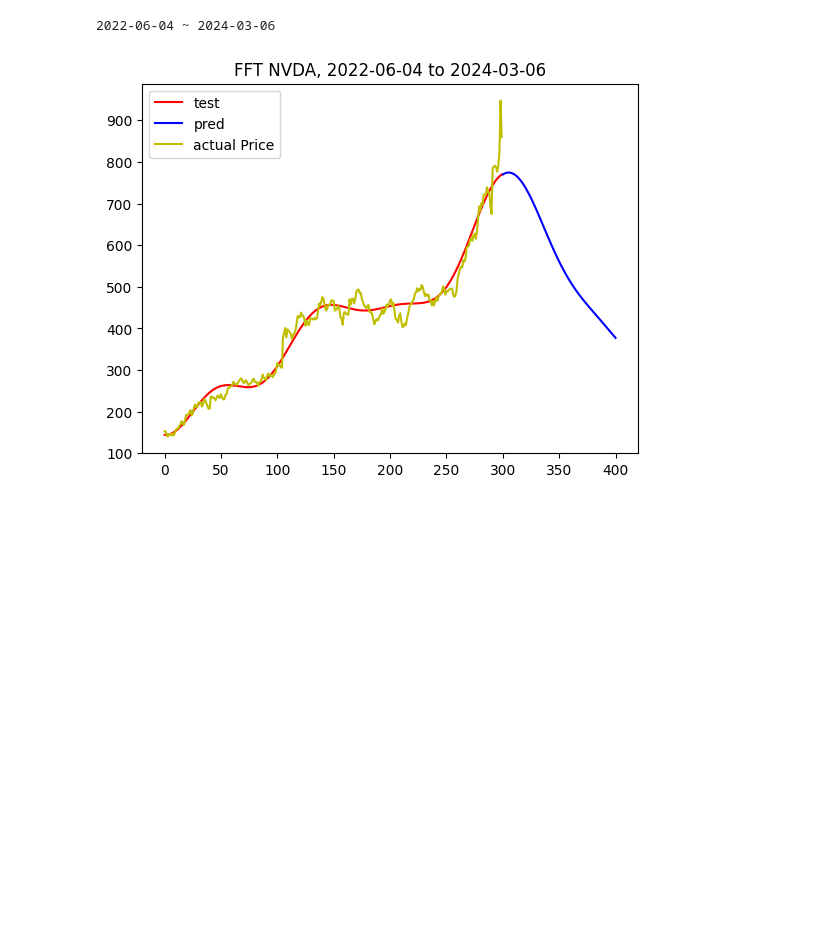
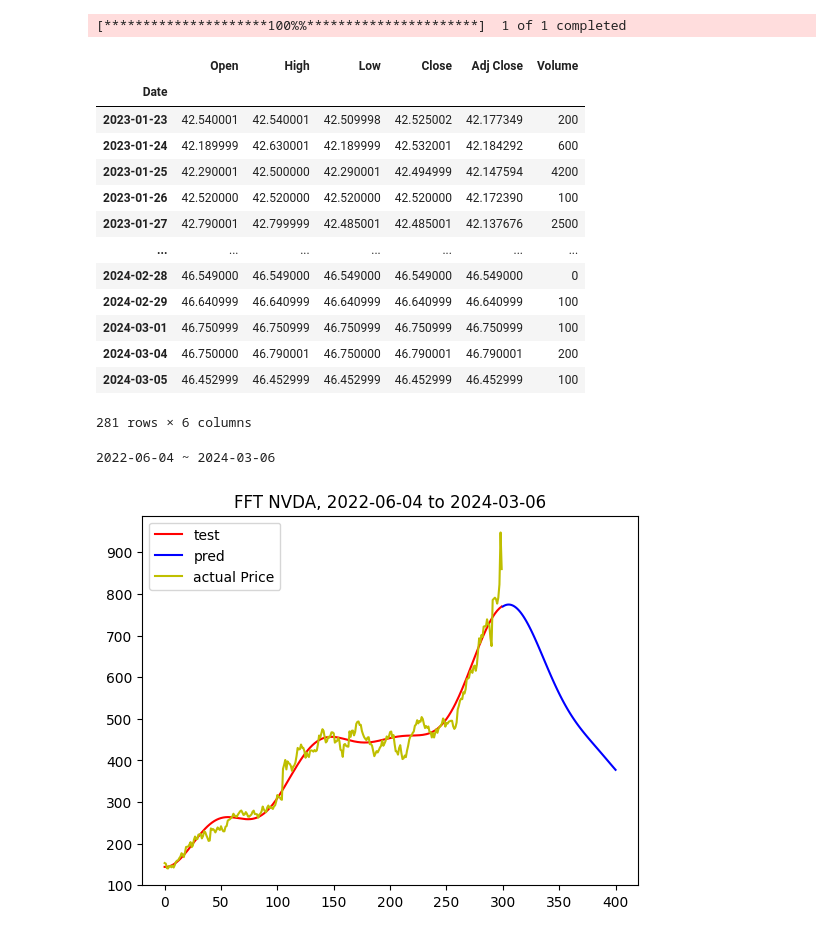
Before and after one commit to tsungyou/CDP_ZacksRank_TW1000, a Jupyter notebook: Backtest/FFT_trigFit.ipynb, the cells around one changed output. Drawn from its saved outputs; the diff is of its cells as text; code cells hidden in the pictures; blank space fills up the shorter version.

```diff
--- a/Backtest/FFT_trigFit.ipynb
+++ b/Backtest/FFT_trigFit.ipynb
@@ -245,3 +230,22 @@ GS 106% with 4 buy orders and 0 sell orders
+# %%
+a = yf.download("GDEF")
+a
+# %% [output]
+[*********************100%%**********************]  1 of 1 completed
+|  | Open | High | Low | Close | Adj Close | Volume |
+| Date |  |  |  |  |  |  |
+| 2023-01-23 | 42.540001 | 42.540001 | 42.509998 | 42.525002 | 42.177349 | 200 |
+| 2023-01-24 | 42.189999 | 42.630001 | 42.189999 | 42.532001 | 42.184292 | 600 |
+| 2023-01-25 | 42.290001 | 42.500000 | 42.290001 | 42.494999 | 42.147594 | 4200 |
+| 2023-01-26 | 42.520000 | 42.520000 | 42.520000 | 42.520000 | 42.172390 | 100 |
+| 2023-01-27 | 42.790001 | 42.799999 | 42.485001 | 42.485001 | 42.137676 | 2500 |
+| ... | ... | ... | ... | ... | ... | ... |
+| 2024-02-28 | 46.549000 | 46.549000 | 46.549000 | 46.549000 | 46.549000 | 0 |
+| 2024-02-29 | 46.640999 | 46.640999 | 46.640999 | 46.640999 | 46.640999 | 100 |
+| 2024-03-01 | 46.750999 | 46.750999 | 46.750999 | 46.750999 | 46.750999 | 100 |
+| 2024-03-04 | 46.750000 | 46.790001 | 46.750000 | 46.790001 | 46.790001 | 200 |
+| 2024-03-05 | 46.452999 | 46.452999 | 46.452999 | 46.452999 | 46.452999 | 100 |
+281 rows × 6 columns
 # %%
 import numpy as np
 import matplotlib.pyplot as plt
```
Also changed, not shown: parts of 1 cell of this notebook, 11 other files.
